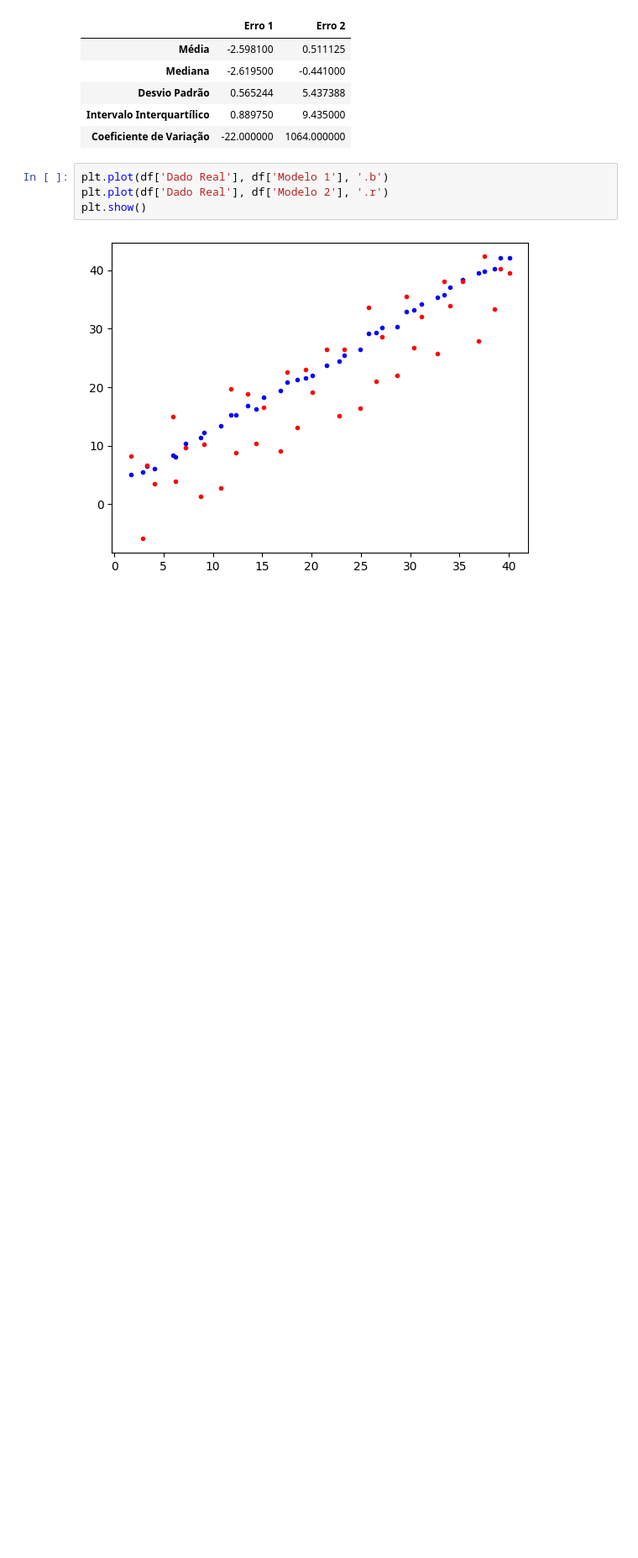
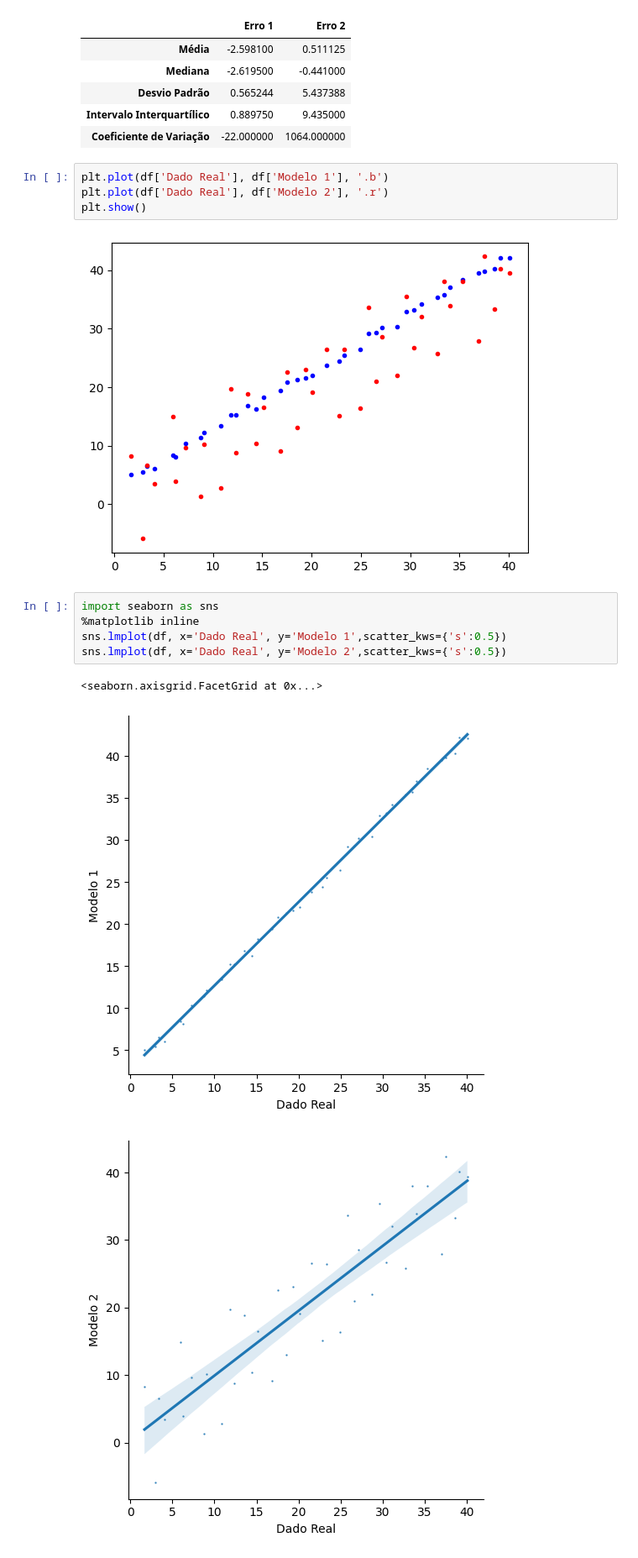
Before and after one commit to DS-Johnny/Estatistica_AnalisedeDados, a Jupyter notebook: ciclo_1/exercicios_ciclo_1.ipynb, the cells around one changed output. Shown at 84% size. Cells and saved outputs as stored; diff of their text form; blank space fills up the shorter version.

```diff
--- a/ciclo_1/exercicios_ciclo_1.ipynb
+++ b/ciclo_1/exercicios_ciclo_1.ipynb
@@ -261,3 +261,12 @@ plt.plot(df['Dado Real'], df['Modelo 2'], '.r')
 plt.show()
 # %% [output]
 [figure]
+# %%
+import seaborn as sns
+%matplotlib inline
+sns.lmplot(df, x='Dado Real', y='Modelo 1',scatter_kws={'s':0.5})
+sns.lmplot(df, x='Dado Real', y='Modelo 2',scatter_kws={'s':0.5})
+# %% [output]
+<seaborn.axisgrid.FacetGrid at 0x...>
+[figure, added]
+[figure, added]
```
Also changed, not shown: parts of 1 cell of this notebook.
